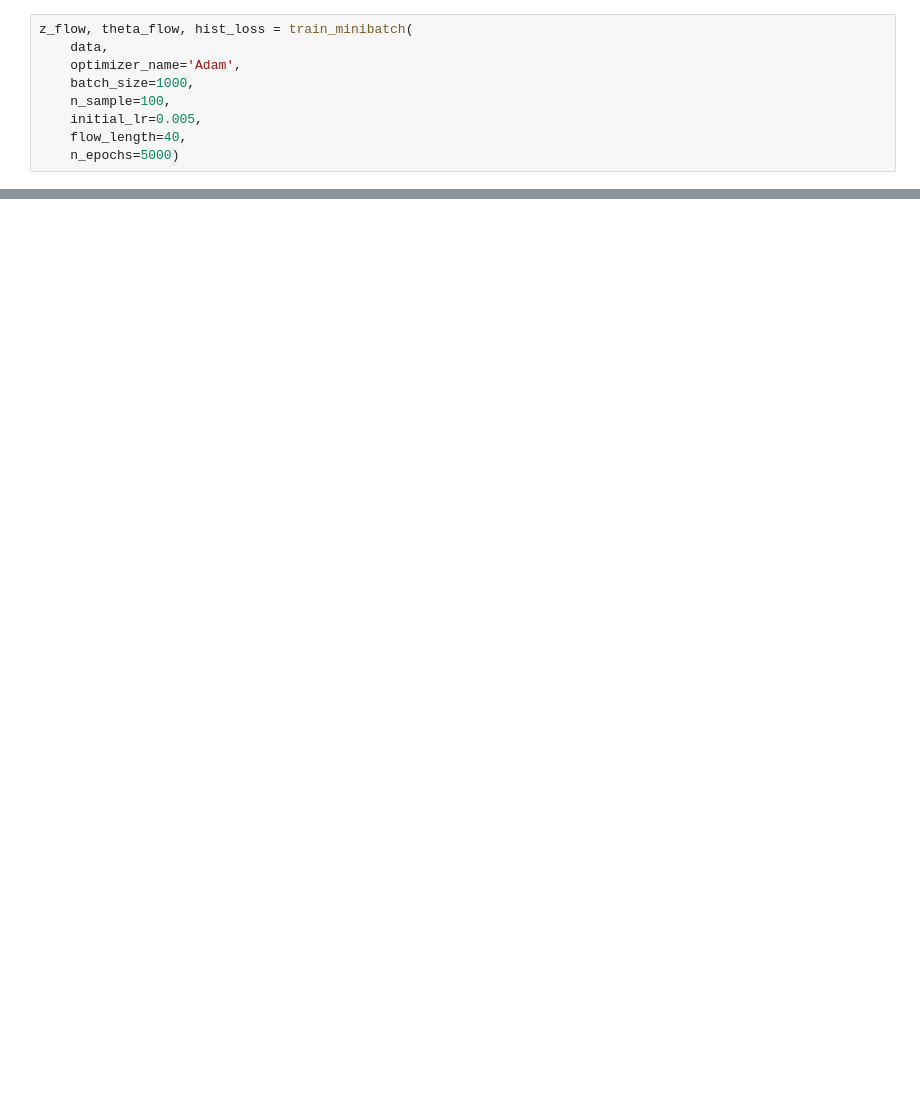
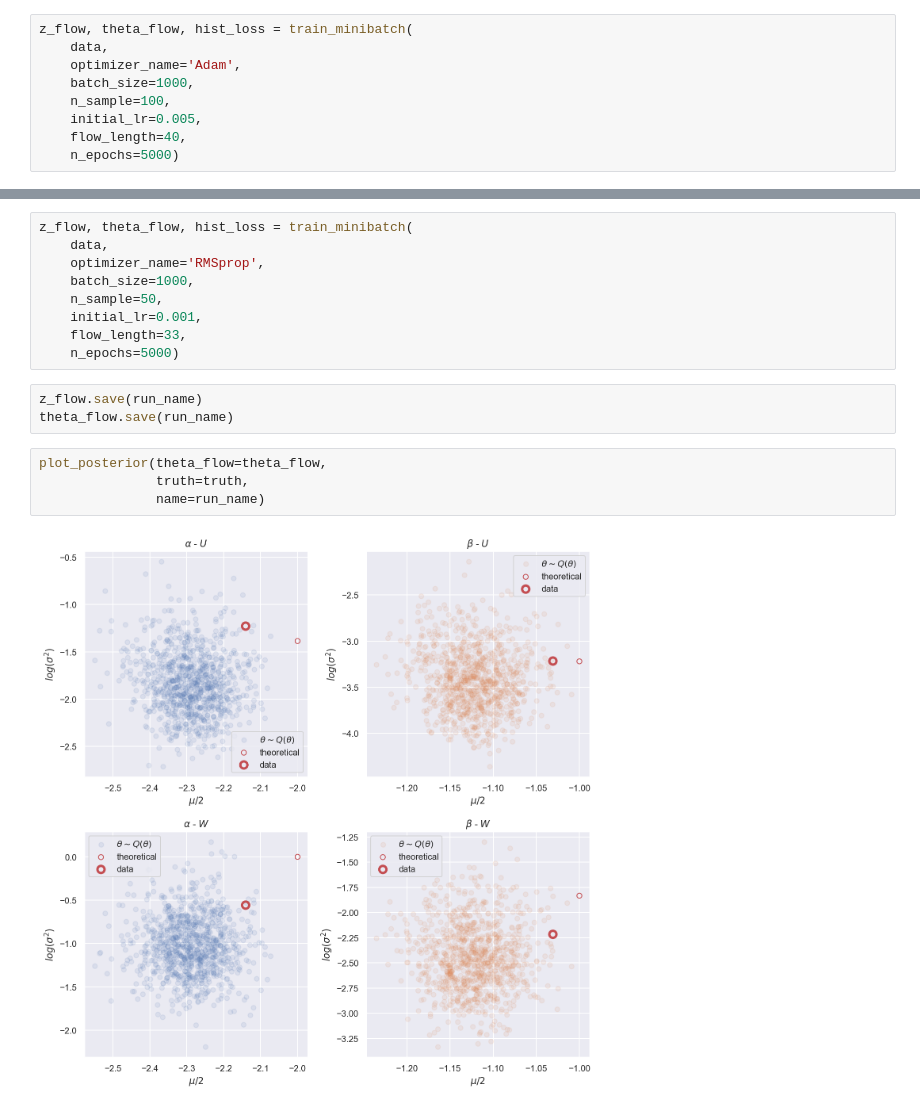
Before and after one commit to AurelienNioche/ActiveTeachingCollaborative, a Jupyter notebook: inference/norm-flow/minibatch/minibatch.ipynb, the cells around one changed output, grey strips where cells are left out. Drawn from its saved outputs; the diff is of its cells as text; blank space fills up the shorter version.

```diff
--- a/inference/norm-flow/minibatch/minibatch.ipynb
+++ b/inference/norm-flow/minibatch/minibatch.ipynb
@@ -30,0 +42,18 @@ plot_posterior(theta_flow=theta_flow,
+# %%
+z_flow, theta_flow, hist_loss = train_minibatch(
+    data,
+    optimizer_name='RMSprop',
+    batch_size=1000,
+    n_sample=50,
+    initial_lr=0.001,
+    flow_length=33,
+    n_epochs=5000)
+# %%
+z_flow.save(run_name)
+theta_flow.save(run_name)
+# %%
+plot_posterior(theta_flow=theta_flow,
+               truth=truth,
+               name=run_name)
+# %% [output]
+[figure, added]
```
Also changed, not shown: parts of 6 cells of this notebook, 7 other files.
